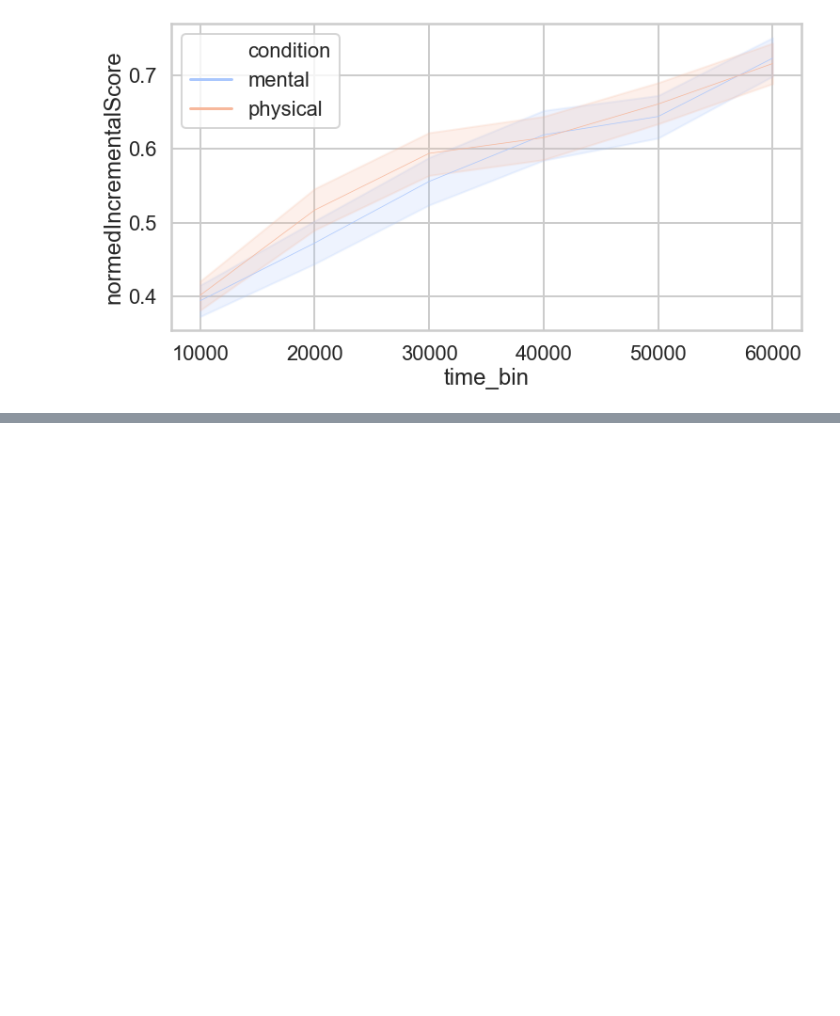
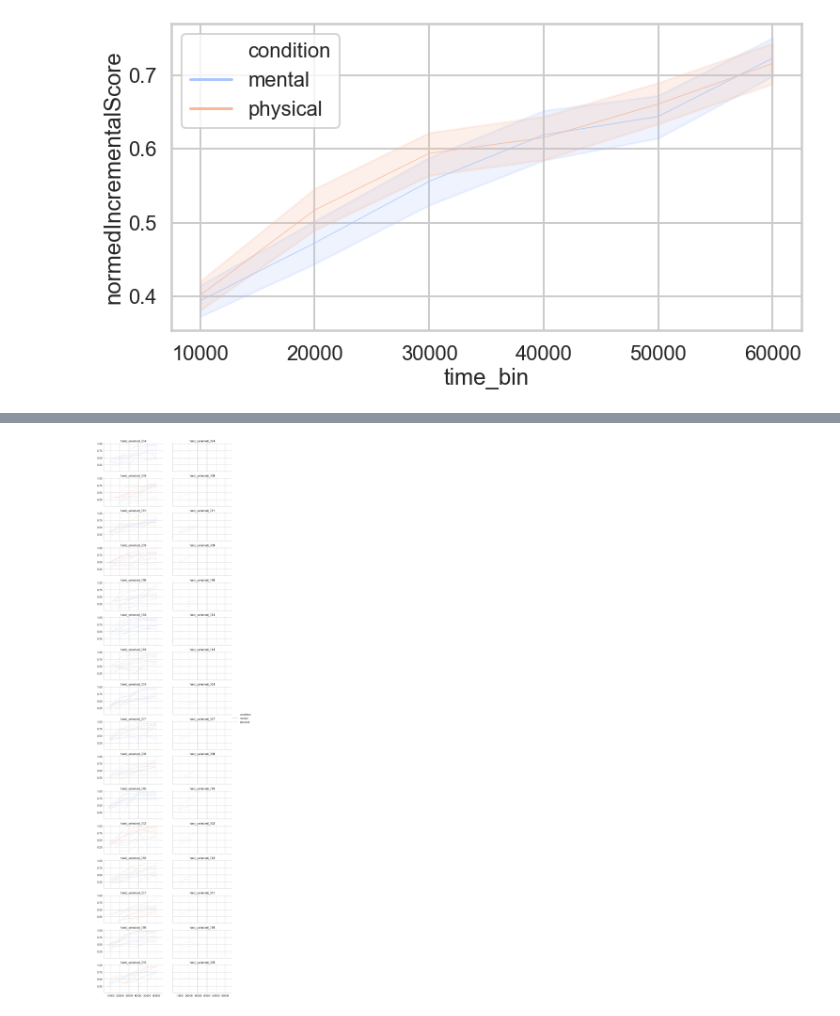
Before and after one commit to cogtoolslab/block_construction, a Jupyter notebook: analysis/will/basic_analyses.ipynb, the cells around one changed output, grey strips where cells are left out. Cells and saved outputs as stored; diff of their text form; code cells hidden in the pictures; blank space fills up the shorter version.

Commit message:
more facet grids

```diff
--- a/analysis/will/basic_analyses.ipynb
+++ b/analysis/will/basic_analyses.ipynb
@@ -268,0 +271,16 @@ g = g.map_dataframe(sns.lineplot,
+# %%
+g = sns.FacetGrid(data=dfs, row="targetName", col="phase", height=4, aspect = 2, legend_out = True)
+
+sns.set_context('poster')
+sns.set_style('whitegrid')
+g = g.map_dataframe(sns.lineplot,
+                        x="timePlaced",
+                        y="normedIncrementalScore",
+                        hue='condition',
+                        label='condition',
+                        units="subject_trial",
+                        estimator=None,
+                        palette='coolwarm',
+                        lw=0.7).set_titles("{row_name}").add_legend()
+# %% [output]
+[figure, added]
```
Also changed, not shown: parts of 4 cells of this notebook.
